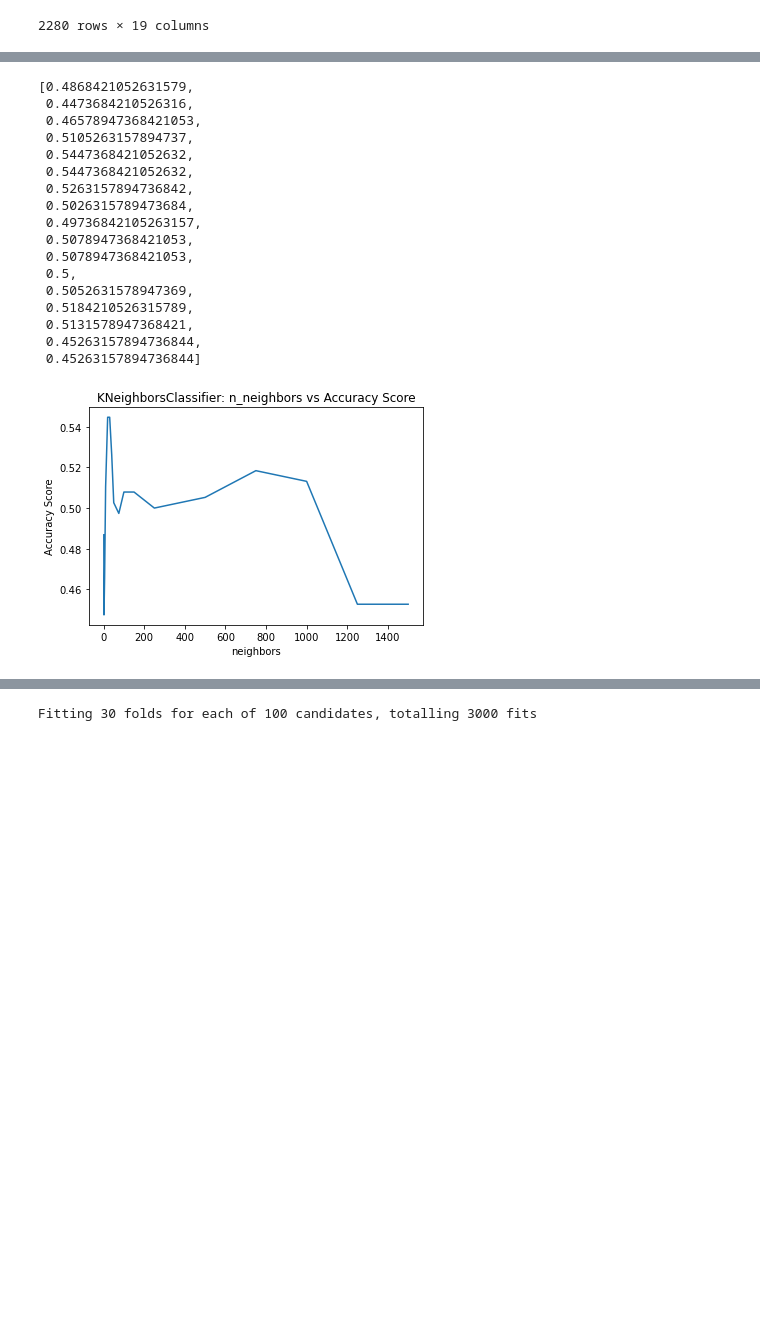
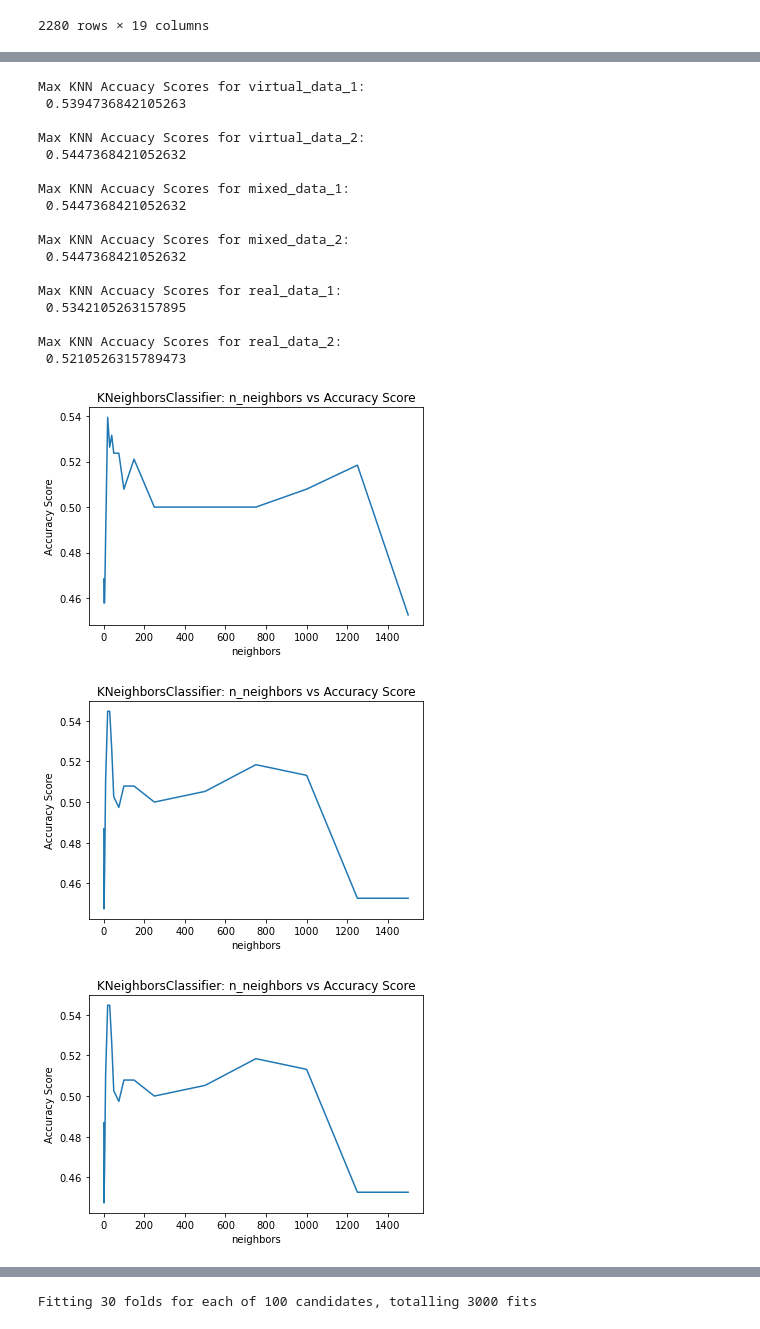
Before and after one commit to OranHoward/Football-Predictions, a Jupyter notebook: Project_classification.ipynb, the cells around one changed output, grey strips where cells are left out. Drawn from its saved outputs; the diff is of its cells as text; code cells hidden in the pictures; blank space fills up the shorter version.

```diff
--- a/Project_classification.ipynb
+++ b/Project_classification.ipynb
@@ -19,7 +19,7 @@ from sklearn import preprocessing
 from sklearn.preprocessing import Normalizer
 
 # read in the file
-fifa_results_final = pd.read_csv('fifa_results_final_elo.csv')
+fifa_results_final = pd.read_csv('Final_data/fifa_results_final_elo.csv')
 fifa_results_final = fifa_results_final.drop(fifa_results_final.columns[[0]], axis=1)
 # sort the values by ID so they are in order of first date to last
 fifa_results_final.sort_values(by=['ID'], inplace=True)
@@ -472,44 +494,73 @@ svm_classification('rbf',X_train_classification,X_test_classification,Y_train_cl
 # %%
 def knn_classification(X_train_classification,X_test_classification,Y_train_classification,Y_test_classification):
 
     from sklearn.neighbors import KNeighborsClassifier
     n_neighbors = [1, 2, 5, 10, 20, 30, 40, 50, 75, 100, 150, 250, 500, 750, 1000, 1250, 1500]
     knn_accuracy_scores = []
     for i in n_neighbors: # For each value in list
         knn = KNeighborsClassifier(n_neighbors = i).fit(X_train_classification, Y_train_classification)
         # accuracy on X_test
         knn_accuracy = knn.score(X_test_classification, Y_test_classification)
         # creating a confusion matrix
         knn_accuracy_scores.append(knn_accuracy)
         knn_predictions = knn.predict(X_test_classification)
         #print('KNeighborsClassifier, with',i,'neighbors :\n \naccuracy =', accuracy_score(Y_test_classification, knn_predictions))
         #print('\n',classification_report(Y_test_classification, knn_predictions, target_names=target_names))
 
     plt.figure()
     plt.plot(n_neighbors, knn_accuracy_scores)
     plt.ylabel('Accuracy Score')
     plt.xlabel('neighbors')
     plt.title('KNeighborsClassifier: n_neighbors vs Accuracy Score')
 
-    return knn_accuracy_scores
+    return max(knn_accuracy_scores)
 
-knn_classification(X_train_classification,X_test_classification,Y_train_classification,Y_test_classification)
+knn_scores = []
+
+knn_virtual_data_1 = knn_classification(X_train_virtual_data_1,X_test_virtual_data_1,Y_train_virtual_data_1,Y_test_virtual_data_1)
+knn_virtual_data_2 = knn_classification(X_train_virtual_data_2,X_test_virtual_data_2,Y_train_virtual_data_2,Y_test_virtual_data_2)
+
+knn_scores.append(knn_virtual_data_1)
+knn_scores.append(knn_virtual_data_2)
+
+print('\nMax KNN Accuacy Scores for virtual_data_1:\n',knn_virtual_data_1)
+print('\nMax KNN Accuacy Scores for virtual_data_2:\n',knn_virtual_data_2)
+
+knn_mixed_data_1 = knn_classification(X_train_mixed_data_1,X_test_mixed_data_1,Y_train_mixed_data_1,Y_test_mixed_data_1)
+knn_mixed_data_2 = knn_classification(X_train_mixed_data_2,X_test_mixed_data_2,Y_train_mixed_data_2,Y_test_mixed_data_2)
+
+knn_scores.append(knn_mixed_data_1)
+knn_scores.append(knn_mixed_data_2)
+
+print('\nMax KNN Accuacy Scores for mixed_data_1:\n',knn_mixed_data_1)
+print('\nMax KNN Accuacy Scores for mixed_data_2:\n',knn_mixed_data_2)
+
+knn_real_data_1 = knn_classification(X_train_real_data_1,X_test_real_data_1,Y_train_real_data_1,Y_test_real_data_1)
+knn_real_data_2 = knn_classification(X_train_real_data_2,X_test_real_data_2,Y_train_real_data_2,Y_test_real_data_2)
+
+knn_scores.append(knn_real_data_1)
+knn_scores.append(knn_real_data_2)
+
+print('\nMax KNN Accuacy Scores for real_data_1:\n',knn_real_data_1)
+print('\nMax KNN Accuacy Scores for real_data_2:\n',knn_real_data_2)
 # %% [output]
-[0.4868421052631579,
- 0.4473684210526316,
- 0.46578947368421053,
- 0.5105263157894737,
- 0.5447368421052632,
- 0.5447368421052632,
- 0.5263157894736842,
- 0.5026315789473684,
- 0.49736842105263157,
- 0.5078947368421053,
- 0.5078947368421053,
- 0.5,
- 0.5052631578947369,
- 0.5184210526315789,
- 0.5131578947368421,
- 0.45263157894736844,
- 0.45263157894736844]
+Max KNN Accuacy Scores for virtual_data_1:
+ 0.5394736842105263
+
+Max KNN Accuacy Scores for virtual_data_2:
+ 0.5447368421052632
+
+Max KNN Accuacy Scores for mixed_data_1:
+ 0.5447368421052632
+
+Max KNN Accuacy Scores for mixed_data_2:
+ 0.5447368421052632
+
+Max KNN Accuacy Scores for real_data_1:
+ 0.5342105263157895
+
+Max KNN Accuacy Scores for real_data_2:
+ 0.5210526315789473
-[figure, old version]
+[figure, new version]
+[figure, added]
+[figure, added]
```
Also changed, not shown: parts of 21 cells of this notebook.
